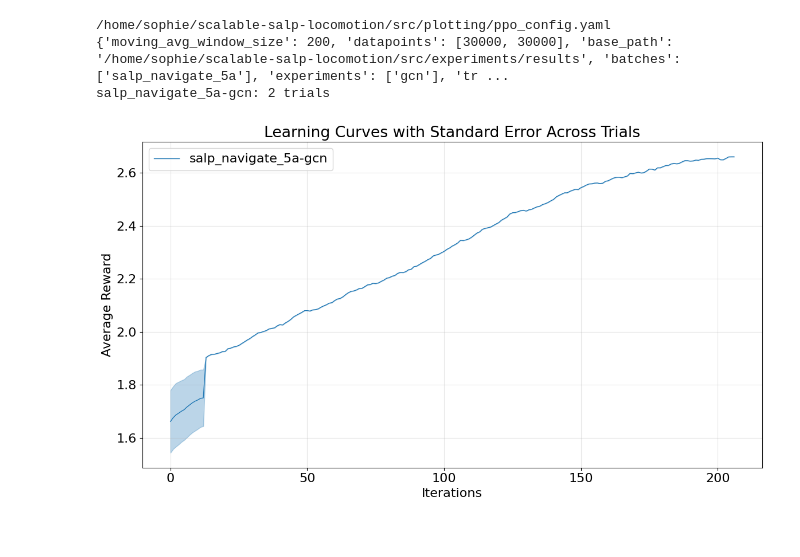
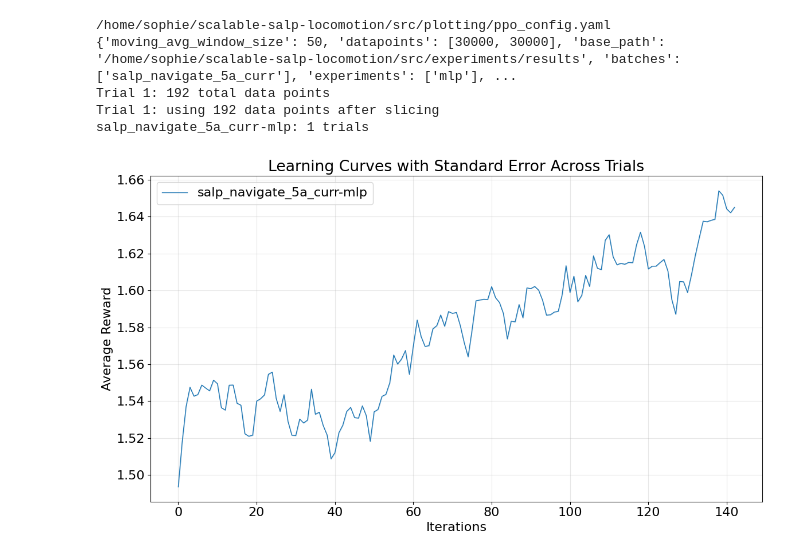
Before and after one commit to sophie227/scalable-salp-locomotion, a Jupyter notebook: src/plotting/plot_learning_curves_std_error.ipynb, the cells around one changed output. Cells and saved outputs as stored; diff of their text form; code cells hidden in the pictures.

```diff
--- a/src/plotting/plot_learning_curves_std_error.ipynb
+++ b/src/plotting/plot_learning_curves_std_error.ipynb
@@ -44,8 +44,10 @@ for batch in config["batches"]:
 
                     # for key in all_keys:
                     #     print(key)
-                    data = data["rewards_per_iteration"][:config["datapoints"][0]]
-                    # data = data["rewards_per_episode"][:config["datapoints"][0]]
+                    full_data = data["rewards_per_iteration"]
+                    print(f"Trial {trial}: {len(full_data)} total data points")
+                    data = full_data[:config["datapoints"][0]]
+                    print(f"Trial {trial}: using {len(data)} data points after slicing")
 
                     # Apply moving average
                     if len(data) > config["moving_avg_window_size"]:
@@ -90,33 +92,35 @@ for exp_key in experiment_data:
     x = np.arange(len(mean_rewards))
 
     # Get color for this experiment
     color = plt.cm.tab10(color_idx % 10)
     color_idx += 1
 
     # Plot mean line
     ax.plot(x, mean_rewards, linewidth=1, label=exp_key, color=color)
 
     # Plot standard error band
     ax.fill_between(
         x,
         mean_rewards - se_rewards,
         mean_rewards + se_rewards,
         alpha=0.3,
         color=color
     )
 
     print(f"{exp_key}: {len(experiment_data[exp_key])} trials")
 
 ax.legend(loc='best')
 ax.set_xlabel("Iterations")
 ax.set_ylabel("Average Reward")
 ax.set_title("Learning Curves with Standard Error Across Trials")
 ax.grid(True, alpha=0.3)
 
 plt.tight_layout()
 plt.show()
 # %% [output]
 /home/sophie/scalable-salp-locomotion/src/plotting/ppo_config.yaml
-{'moving_avg_window_size': 200, 'datapoints': [30000, 30000], 'base_path': '/home/sophie/scalable-salp-locomotion/src/experiments/results', 'batches': ['salp_navigate_5a'], 'experiments': ['gcn'], 'tr ...
-salp_navigate_5a-gcn: 2 trials
+{'moving_avg_window_size': 50, 'datapoints': [30000, 30000], 'base_path': '/home/sophie/scalable-salp-locomotion/src/experiments/results', 'batches': ['salp_navigate_5a_curr'], 'experiments': ['mlp'], ...
+Trial 1: 192 total data points
+Trial 1: using 192 data points after slicing
+salp_navigate_5a_curr-mlp: 1 trials
-[figure, old version]
+[figure, new version]
```
Also changed, not shown: 17 other files.
